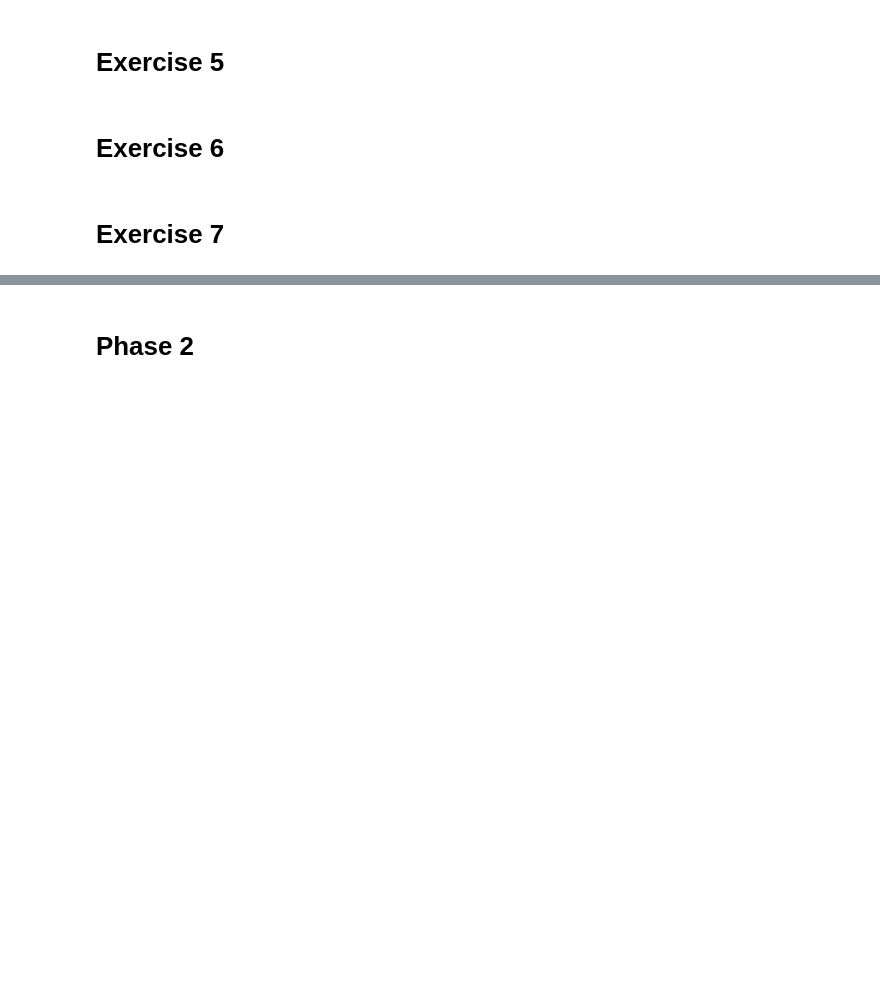
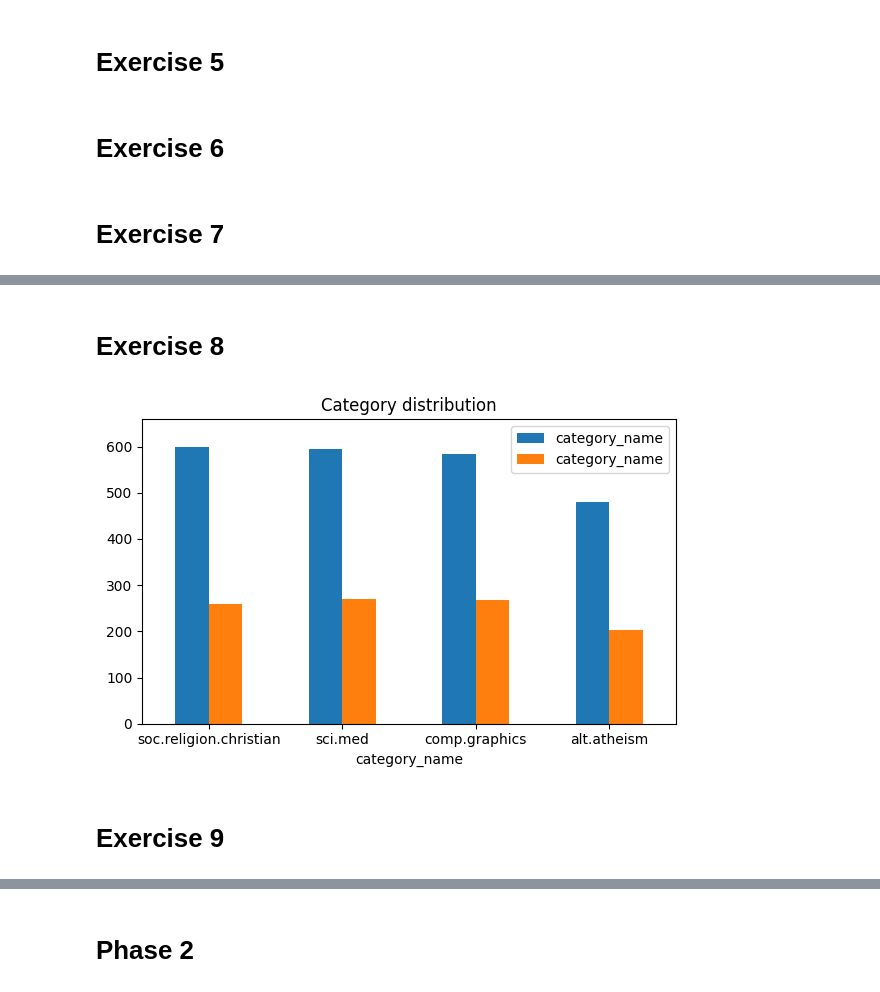
Before and after one commit to Thewo-6/DM2025-Lab1-Exercise, a Jupyter notebook: DM2025-Lab1-Homework.ipynb, the cells around one changed output, grey strips where cells are left out. Saved outputs shown, nothing was run; the diff lists cells and outputs as text; code cells hidden in the pictures; blank space fills up the shorter version.

```diff
--- a/DM2025-Lab1-Homework.ipynb
+++ b/DM2025-Lab1-Homework.ipynb
@@ -271,0 +284,28 @@ Length: 2257, dtype: object
+# %% [markdown]
+# Exercise 8
+# %%
+# Answer here
+import pandas as pd
+import matplotlib.pyplot as plt
+
+# counts for each dataset
+cX  = X['category_name'].value_counts().rename('category_name')
+cXs = X_sample['category_name'].value_counts().rename('category_name')
+
+# align categories and build a 2-column table
+counts = pd.concat([cX, cXs], axis=1)
+
+ax = counts.plot(
+    kind='bar', rot=0, figsize=(6,4),
+    title='Category distribution'
+)
+
+# dynamic headroom on y-axis
+ax.set_ylim(0, counts.to_numpy().max() * 1.10)
+
+plt.tight_layout()
+plt.show()
+# %% [output]
+[figure, added]
+# %% [markdown]
+# Exercise 9
```
Also changed, not shown: parts of 16 cells of this notebook.
